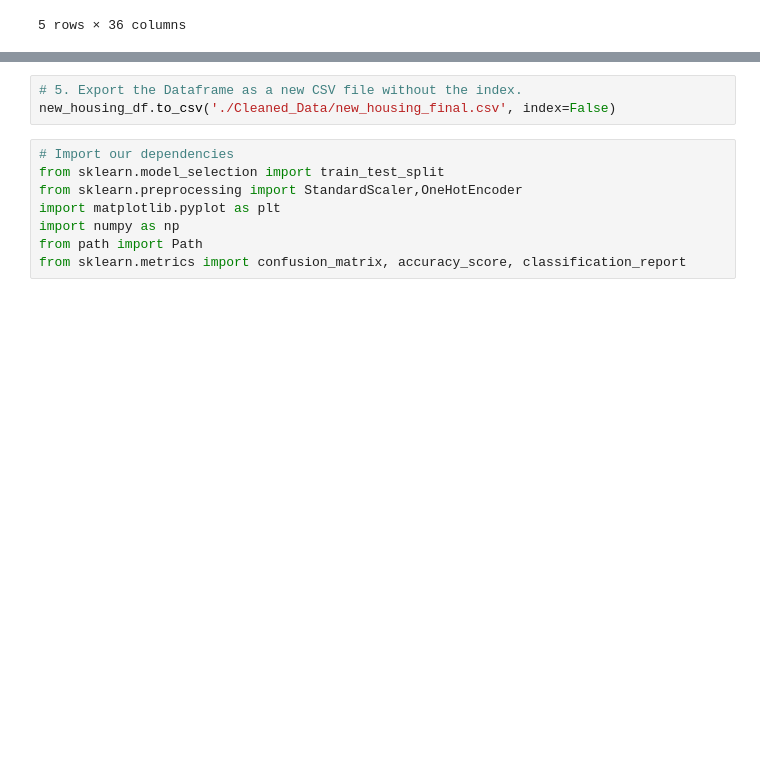
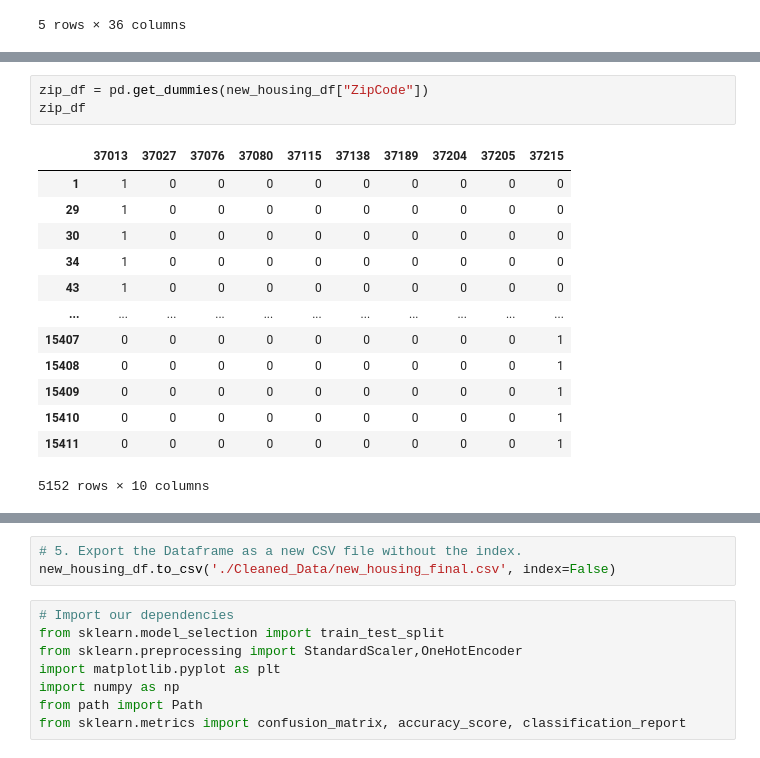
Before and after one commit to JoyRichardson/Living-in-Nashville, a Jupyter notebook: Machine_Learning_Model.ipynb, the cells around one changed output, grey strips where cells are left out. Saved outputs shown, nothing was run; the diff lists cells and outputs as text; blank space fills up the shorter version.

```diff
--- a/Machine_Learning_Model.ipynb
+++ b/Machine_Learning_Model.ipynb
@@ -295,0 +296,17 @@ new_housing_df
+# %%
+zip_df = pd.get_dummies(new_housing_df["ZipCode"])
+zip_df
+# %% [output]
+|  | 37013 | 37027 | 37076 | 37080 | 37115 | 37138 | 37189 | 37204 | 37205 | 37215 |
+| 1 | 1 | 0 | 0 | 0 | 0 | 0 | 0 | 0 | 0 | 0 |
+| 29 | 1 | 0 | 0 | 0 | 0 | 0 | 0 | 0 | 0 | 0 |
+| 30 | 1 | 0 | 0 | 0 | 0 | 0 | 0 | 0 | 0 | 0 |
+| 34 | 1 | 0 | 0 | 0 | 0 | 0 | 0 | 0 | 0 | 0 |
+| 43 | 1 | 0 | 0 | 0 | 0 | 0 | 0 | 0 | 0 | 0 |
+| ... | ... | ... | ... | ... | ... | ... | ... | ... | ... | ... |
+| 15407 | 0 | 0 | 0 | 0 | 0 | 0 | 0 | 0 | 0 | 1 |
+| 15408 | 0 | 0 | 0 | 0 | 0 | 0 | 0 | 0 | 0 | 1 |
+| 15409 | 0 | 0 | 0 | 0 | 0 | 0 | 0 | 0 | 0 | 1 |
+| 15410 | 0 | 0 | 0 | 0 | 0 | 0 | 0 | 0 | 0 | 1 |
+| 15411 | 0 | 0 | 0 | 0 | 0 | 0 | 0 | 0 | 0 | 1 |
+5152 rows × 10 columns
```
Also changed, not shown: parts of 9 cells of this notebook.
